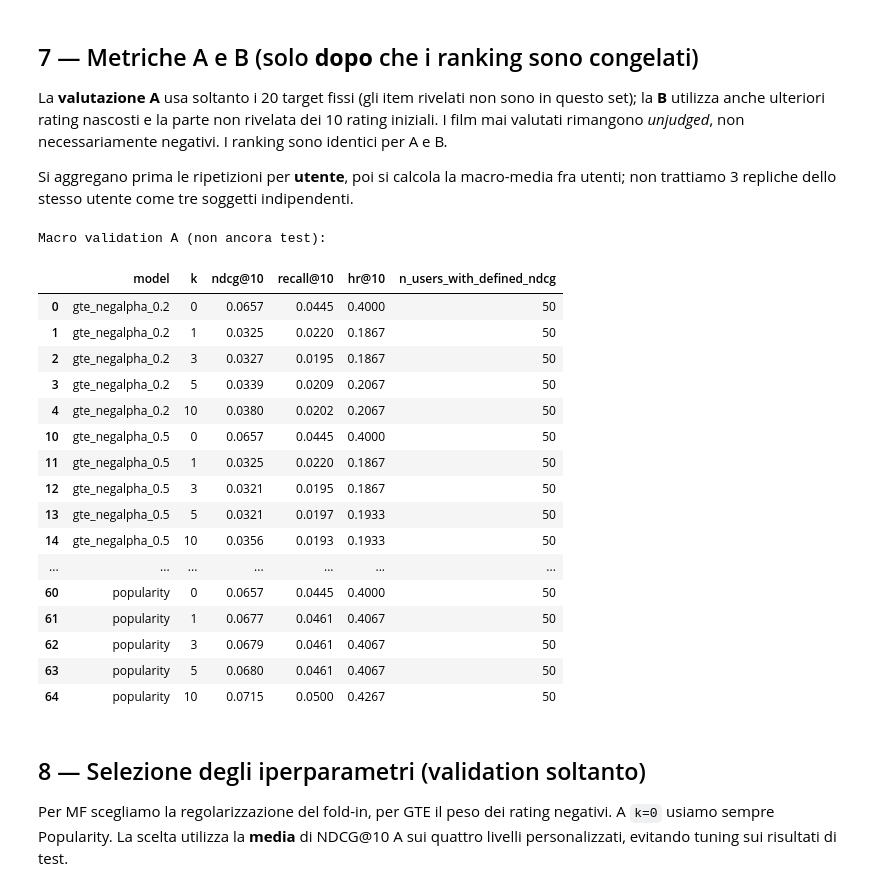
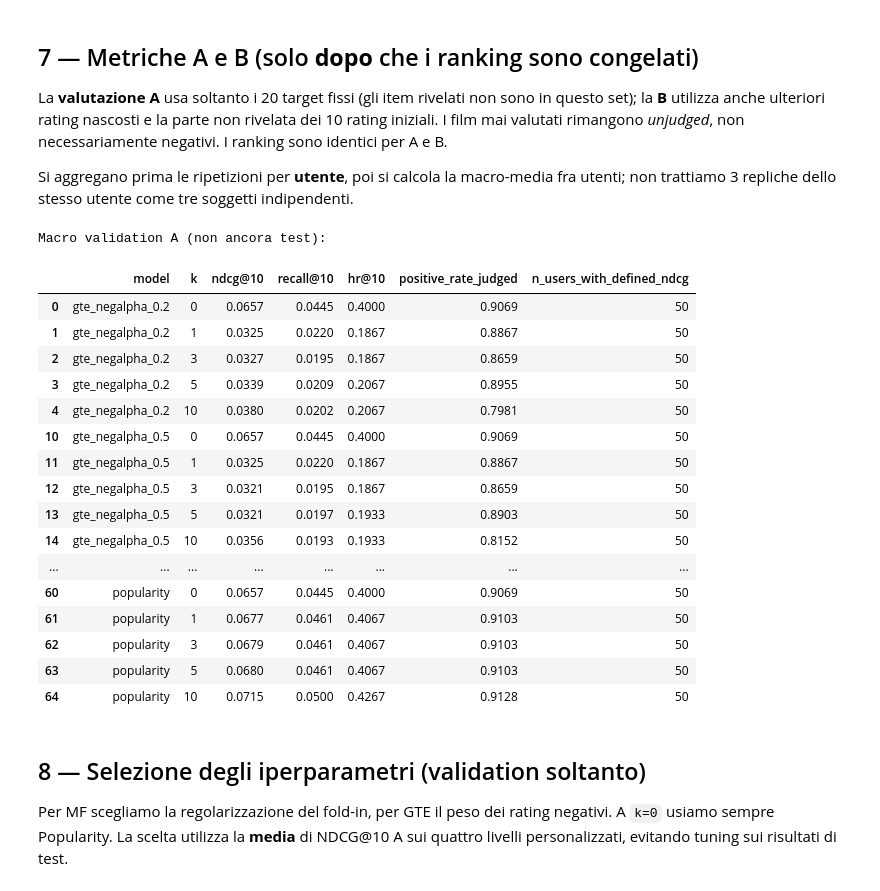
Before and after one commit to Matteo-Garavaglia/RM_MAS_movieLens, a Jupyter notebook: notebooks/recommendation_02_baselines_mf_gte.ipynb, the cells around one changed output. Cells and saved outputs as stored; diff of their text form; code cells hidden in the pictures.

```diff
--- a/notebooks/recommendation_02_baselines_mf_gte.ipynb
+++ b/notebooks/recommendation_02_baselines_mf_gte.ipynb
@@ -497,57 +497,61 @@ def evaluate_rankings(predictions):
             positives={mid for mid,rating in truth.items() if rating>=POS_MIN}
             labels=np.array([float(x in positives) for x in ranked])
             n_positive=len(positives)
+            n_judged_topk=sum(x in truth for x in ranked)
+            n_hits_topk=int(labels.sum())
+            positive_rate_judged=(n_hits_topk/n_judged_topk) if n_judged_topk else np.nan
             if n_positive:
                 discount=np.log2(np.arange(2,TOP_K+2))
                 dcg=np.sum(labels/discount)
                 ideal=np.sum(1/discount[:min(TOP_K,n_positive)])
                 ndcg=float(dcg/ideal)
                 recall=float(labels.sum()/n_positive)
                 hit=float(labels.sum()>0)
             else:
                 ndcg=recall=hit=np.nan
             out.append({'scenario_id':sid,'userId':int(level_to_owner[sid]),
                         'split':level_to_split[sid], 'k':k, 'model':model,'scheme':scheme,
-                        'n_relevant':n_positive,'n_hits_topk':int(labels.sum()),
+                        'n_relevant':n_positive,'n_hits_topk':n_hits_topk,
                         'ndcg@10':ndcg,'recall@10':recall,'hr@10':hit,
-                        'n_judged_topk':sum(x in truth for x in ranked),
+                        'n_judged_topk':n_judged_topk,
+                        'positive_rate_judged':positive_rate_judged,
                         'n_unjudged_topk':sum(x not in truth for x in ranked),
                         'n_A_positive_missed_by_cap_topk':sum(x not in fixed_gt[sid] and x in truth and truth[x]>=POS_MIN for x in ranked) if scheme=='B' else np.nan})
     return pd.DataFrame(out)
 
 
 def summarize(per_scenario):
-    metrics=['ndcg@10','recall@10','hr@10','n_unjudged_topk','n_A_positive_missed_by_cap_topk']
+    metrics=['ndcg@10','recall@10','hr@10','positive_rate_judged','n_unjudged_topk','n_A_positive_missed_by_cap_topk']
     per_user=(per_scenario.groupby(['split','userId','model','scheme','k'],as_index=False)[metrics].mean())
     macro=(per_user.groupby(['split','model','scheme','k'],as_index=False)[metrics].mean())
     counts=per_user.groupby(['split','model','scheme','k'])['ndcg@10'].count().rename('n_users_with_defined_ndcg').reset_index()
     macro=macro.merge(counts,on=['split','model','scheme','k'],validate='one_to_one')
     return per_user,macro
 
 val_metrics=evaluate_rankings(val_rankings)
 val_user,val_macro=summarize(val_metrics)
 assert (val_metrics.split=='validation').all()
 print('Macro validation A (non ancora test):')
-display(val_macro[val_macro.scheme=='A'][['model','k','ndcg@10','recall@10','hr@10','n_users_with_defined_ndcg']].round(4))
+display(val_macro[val_macro.scheme=='A'][['model','k','ndcg@10','recall@10','hr@10','positive_rate_judged','n_users_with_defined_ndcg']].round(4))
 # %% [output]
 Macro validation A (non ancora test):
-|  | model | k | ndcg@10 | recall@10 | hr@10 | n_users_with_defined_ndcg |
-| 0 | gte_negalpha_0.2 | 0 | 0.0657 | 0.0445 | 0.4000 | 50 |
-| 1 | gte_negalpha_0.2 | 1 | 0.0325 | 0.0220 | 0.1867 | 50 |
-| 2 | gte_negalpha_0.2 | 3 | 0.0327 | 0.0195 | 0.1867 | 50 |
-| 3 | gte_negalpha_0.2 | 5 | 0.0339 | 0.0209 | 0.2067 | 50 |
-| 4 | gte_negalpha_0.2 | 10 | 0.0380 | 0.0202 | 0.2067 | 50 |
-| 10 | gte_negalpha_0.5 | 0 | 0.0657 | 0.0445 | 0.4000 | 50 |
-| 11 | gte_negalpha_0.5 | 1 | 0.0325 | 0.0220 | 0.1867 | 50 |
-| 12 | gte_negalpha_0.5 | 3 | 0.0321 | 0.0195 | 0.1867 | 50 |
-| 13 | gte_negalpha_0.5 | 5 | 0.0321 | 0.0197 | 0.1933 | 50 |
-| 14 | gte_negalpha_0.5 | 10 | 0.0356 | 0.0193 | 0.1933 | 50 |
-| ... | ... | ... | ... | ... | ... | ... |
-| 60 | popularity | 0 | 0.0657 | 0.0445 | 0.4000 | 50 |
-| 61 | popularity | 1 | 0.0677 | 0.0461 | 0.4067 | 50 |
-| 62 | popularity | 3 | 0.0679 | 0.0461 | 0.4067 | 50 |
-| 63 | popularity | 5 | 0.0680 | 0.0461 | 0.4067 | 50 |
-| 64 | popularity | 10 | 0.0715 | 0.0500 | 0.4267 | 50 |
+|  | model | k | ndcg@10 | recall@10 | hr@10 | positive_rate_judged | n_users_with_defined_ndcg |
+| 0 | gte_negalpha_0.2 | 0 | 0.0657 | 0.0445 | 0.4000 | 0.9069 | 50 |
+| 1 | gte_negalpha_0.2 | 1 | 0.0325 | 0.0220 | 0.1867 | 0.8867 | 50 |
+| 2 | gte_negalpha_0.2 | 3 | 0.0327 | 0.0195 | 0.1867 | 0.8659 | 50 |
+| 3 | gte_negalpha_0.2 | 5 | 0.0339 | 0.0209 | 0.2067 | 0.8955 | 50 |
+| 4 | gte_negalpha_0.2 | 10 | 0.0380 | 0.0202 | 0.2067 | 0.7981 | 50 |
+| 10 | gte_negalpha_0.5 | 0 | 0.0657 | 0.0445 | 0.4000 | 0.9069 | 50 |
+| 11 | gte_negalpha_0.5 | 1 | 0.0325 | 0.0220 | 0.1867 | 0.8867 | 50 |
+| 12 | gte_negalpha_0.5 | 3 | 0.0321 | 0.0195 | 0.1867 | 0.8659 | 50 |
+| 13 | gte_negalpha_0.5 | 5 | 0.0321 | 0.0197 | 0.1933 | 0.8903 | 50 |
+| 14 | gte_negalpha_0.5 | 10 | 0.0356 | 0.0193 | 0.1933 | 0.8152 | 50 |
+| ... | ... | ... | ... | ... | ... | ... | ... |
+| 60 | popularity | 0 | 0.0657 | 0.0445 | 0.4000 | 0.9069 | 50 |
+| 61 | popularity | 1 | 0.0677 | 0.0461 | 0.4067 | 0.9103 | 50 |
+| 62 | popularity | 3 | 0.0679 | 0.0461 | 0.4067 | 0.9103 | 50 |
+| 63 | popularity | 5 | 0.0680 | 0.0461 | 0.4067 | 0.9103 | 50 |
+| 64 | popularity | 10 | 0.0715 | 0.0500 | 0.4267 | 0.9128 | 50 |
 # %% [markdown]
 ## 8 — Selezione degli iperparametri (validation soltanto)
 
```
Also changed, not shown: parts of 2 cells of this notebook, 1 other file.
